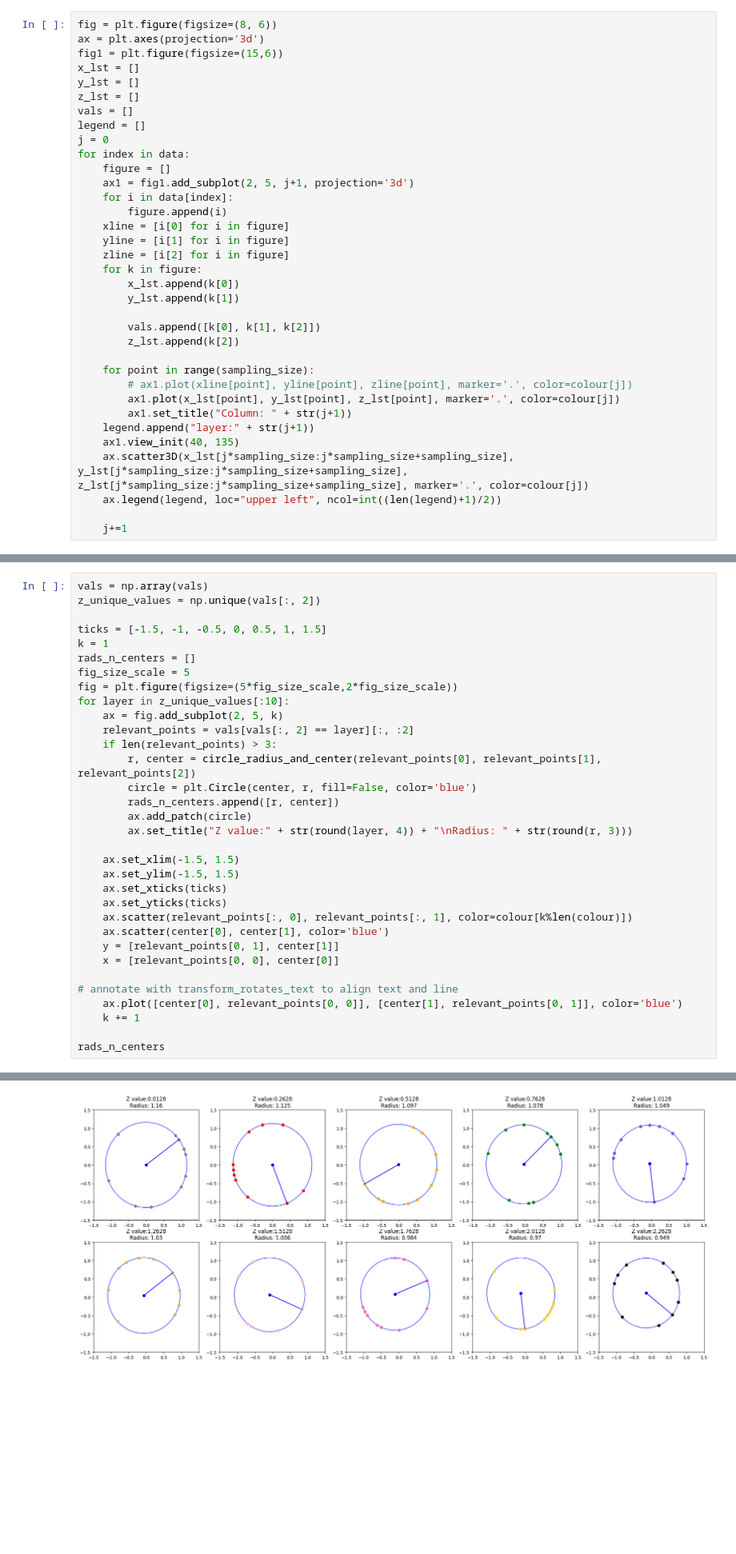
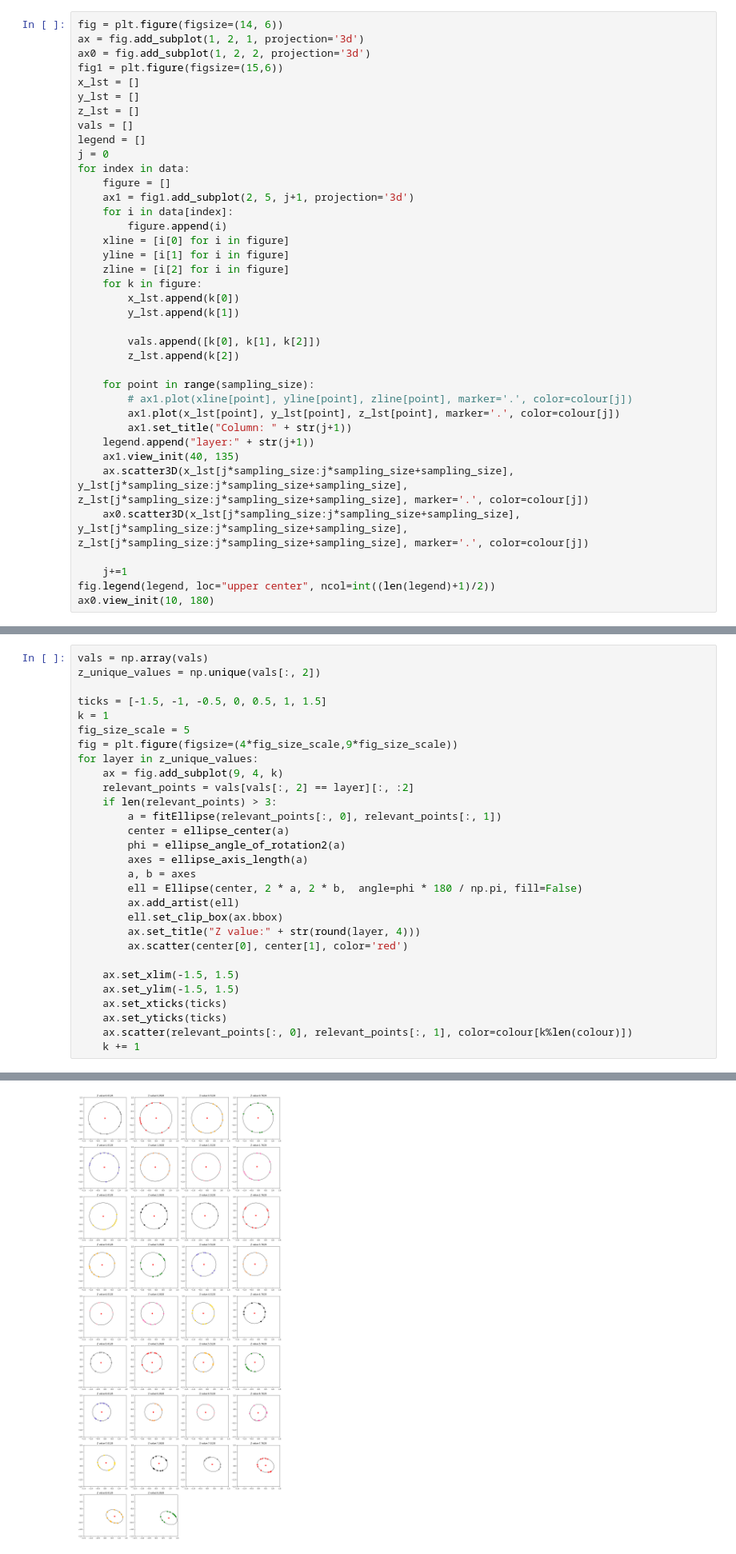
Before and after one commit to TalRos99/Surface-Prediction, a Jupyter notebook: Surface prediction.ipynb, the cells around one changed output, grey strips where cells are left out. Shown at 80% size. Saved outputs shown, nothing was run; the diff lists cells and outputs as text; blank space fills up the shorter version.

Commit message:
Ellipse shape approximation

```diff
--- a/Surface prediction.ipynb
+++ b/Surface prediction.ipynb
@@ -16,6 +28,7 @@ data = pd.read_json('C:\\Users\\talro\\OneDrive\\Documents\\tentacle1-10points.j
 # %%
-fig = plt.figure(figsize=(8, 6))
-ax = plt.axes(projection='3d')
+fig = plt.figure(figsize=(14, 6))
+ax = fig.add_subplot(1, 2, 1, projection='3d')
+ax0 = fig.add_subplot(1, 2, 2, projection='3d')
 fig1 = plt.figure(figsize=(15,6))
 x_lst = []
 y_lst = []
@@ -45,7 +58,9 @@ for index in data:
     legend.append("layer:" + str(j+1))
     ax1.view_init(40, 135)
     ax.scatter3D(x_lst[j*sampling_size:j*sampling_size+sampling_size], y_lst[j*sampling_size:j*sampling_size+sampling_size], z_lst[j*sampling_size:j*sampling_size+sampling_size], marker='.', color=colour[j])
-    ax.legend(legend, loc="upper left", ncol=int((len(legend)+1)/2))
+    ax0.scatter3D(x_lst[j*sampling_size:j*sampling_size+sampling_size], y_lst[j*sampling_size:j*sampling_size+sampling_size], z_lst[j*sampling_size:j*sampling_size+sampling_size], marker='.', color=colour[j])
 
     j+=1
+fig.legend(legend, loc="upper center", ncol=int((len(legend)+1)/2))
+ax0.view_init(10, 180)
 # %% [output]
@@ -87,31 +139,27 @@ z_unique_values = np.unique(vals[:, 2])
 
 ticks = [-1.5, -1, -0.5, 0, 0.5, 1, 1.5]
 k = 1
-rads_n_centers = []
 fig_size_scale = 5
-fig = plt.figure(figsize=(5*fig_size_scale,2*fig_size_scale))
-for layer in z_unique_values[:10]:
-    ax = fig.add_subplot(2, 5, k)
+fig = plt.figure(figsize=(4*fig_size_scale,9*fig_size_scale))
+for layer in z_unique_values:
+    ax = fig.add_subplot(9, 4, k)
     relevant_points = vals[vals[:, 2] == layer][:, :2]
     if len(relevant_points) > 3:
-        r, center = circle_radius_and_center(relevant_points[0], relevant_points[1], relevant_points[2])
-        circle = plt.Circle(center, r, fill=False, color='blue')
-        rads_n_centers.append([r, center])
-        ax.add_patch(circle)
-        ax.set_title("Z value:" + str(round(layer, 4)) + "\nRadius: " + str(round(r, 3)))
+        a = fitEllipse(relevant_points[:, 0], relevant_points[:, 1])
+        center = ellipse_center(a)
+        phi = ellipse_angle_of_rotation2(a)
+        axes = ellipse_axis_length(a)
+        a, b = axes
+        ell = Ellipse(center, 2 * a, 2 * b,  angle=phi * 180 / np.pi, fill=False)
+        ax.add_artist(ell)
+        ell.set_clip_box(ax.bbox)
+        ax.set_title("Z value:" + str(round(layer, 4)))
+        ax.scatter(center[0], center[1], color='red')
 
     ax.set_xlim(-1.5, 1.5)
     ax.set_ylim(-1.5, 1.5)
     ax.set_xticks(ticks)
     ax.set_yticks(ticks)
     ax.scatter(relevant_points[:, 0], relevant_points[:, 1], color=colour[k%len(colour)])
-    ax.scatter(center[0], center[1], color='blue')
-    y = [relevant_points[0, 1], center[1]]
-    x = [relevant_points[0, 0], center[0]]
-
-# annotate with transform_rotates_text to align text and line
-    ax.plot([center[0], relevant_points[0, 0]], [center[1], relevant_points[0, 1]], color='blue')
     k += 1
-
-rads_n_centers
 # %% [output]
@@ -128,2 +166,2 @@ rads_n_centers
-[figure, old version]
+[figure, new version]
 # %% [markdown]
```
Also changed, not shown: parts of 9 cells of this notebook.
